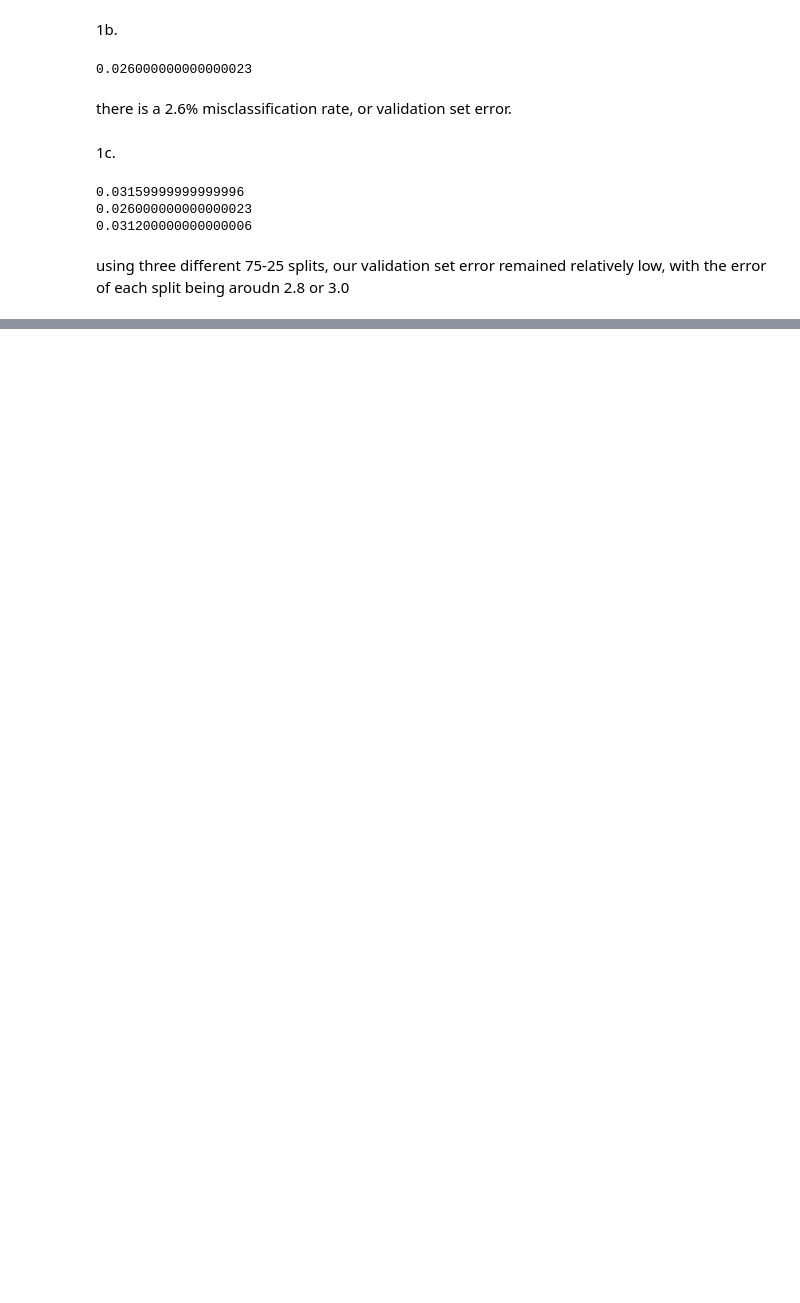
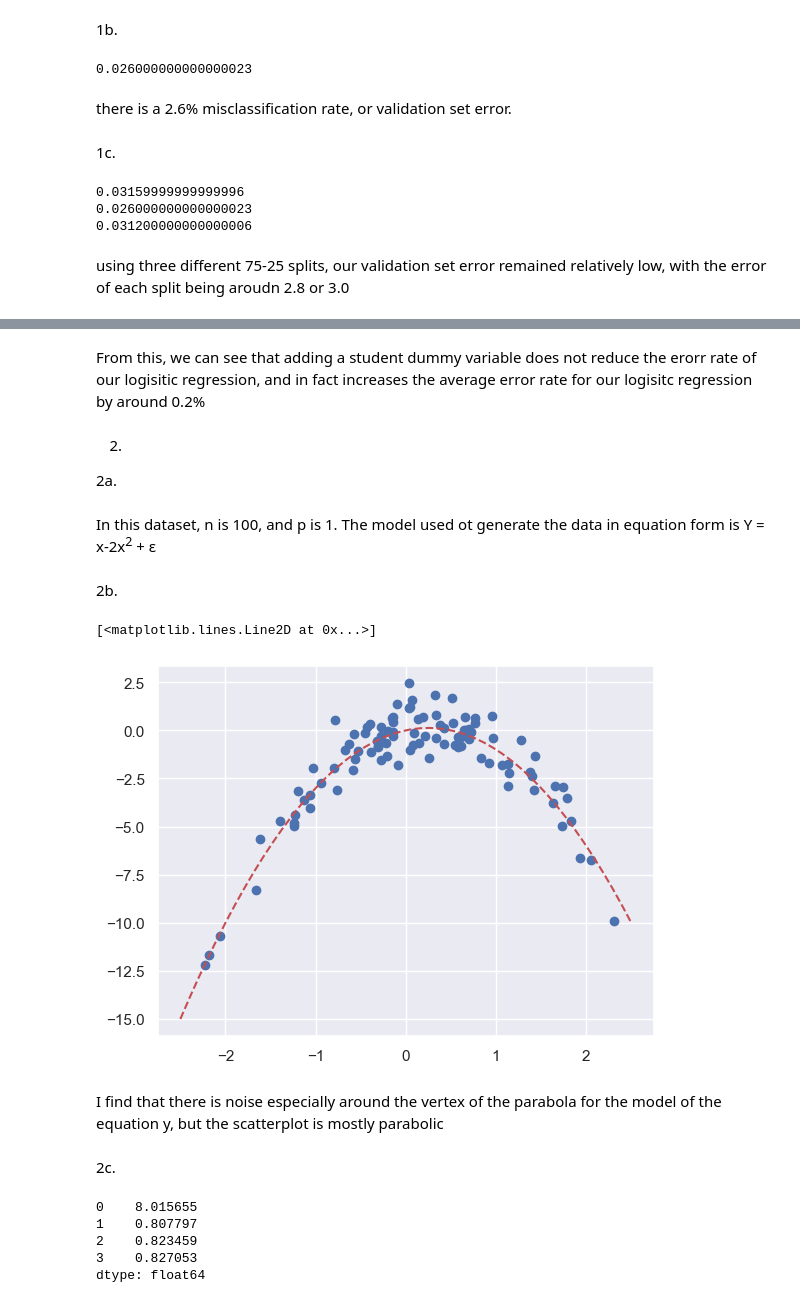
Before and after one commit to bhnord/CS4342, a Jupyter notebook: Assignment 4 Code/Assignment4.ipynb, the cells around one changed output, grey strips where cells are left out. Cells and saved outputs as stored; diff of their text form; code cells hidden in the pictures; blank space fills up the shorter version.

```diff
--- a/Assignment 4 Code/Assignment4.ipynb
+++ b/Assignment 4 Code/Assignment4.ipynb
@@ -3,9 +3,15 @@ import pandas as pd
 import sklearn as sk
 import statsmodels as sm
 import matplotlib.pyplot as plt
+import numpy as np
+from sklearn.model_selection import train_test_split, LeaveOneOut, cross_val_score
+from sklearn.linear_model import LogisticRegression, LinearRegression
 
-from sklearn.model_selection import train_test_split
-from sklearn.linear_model import LogisticRegression
+from sklearn.preprocessing import PolynomialFeatures
+from sklearn.pipeline import Pipeline
+import seaborn as sns
+
+sns.set()
 # %%
 df = pd.read_csv("Default.csv", index_col=0)
 # %% [markdown]
@@ -55,0 +91,43 @@ using three different 75-25 splits, our validation set error remained relatively
+# %% [markdown]
+From this, we can see that adding a student dummy variable does not reduce the erorr rate of our logisitic regression, and in fact increases the average error rate for our logisitc regression by around 0.2%
+# %% [markdown]
+2.
+2a.
+# %%
+np.random.seed(312)
+X = np.random.normal(size=100)
+y = X-2*X**2+np.random.normal(size=100)
+# %% [markdown]
+<p>In this dataset, n is 100, and p is 1. The model used ot generate the data in equation form is Y = x-2x<sup>2</sup> + &#949</p>
+# %% [markdown]
+2b.
+# %%
+plt.scatter(X, y)
+
+x_predict=np.linspace(-2.5,2.5)
+y_predict=x_predict-2*x_predict**2
+plt.plot(x_predict,y_predict, 'r--')
+# %% [output]
+[<matplotlib.lines.Line2D at 0x...>]
+[figure, added]
+# %% [markdown]
+I find that there is noise especially around the vertex of the parabola for the model of the equation y, but the scatterplot is mostly parabolic
+# %% [markdown]
+2c.
+# %%
+np.random.seed(312)
+loocv_scores = pd.Series()
+loo = LeaveOneOut()
+loo.get_n_splits(X)
+for i in range(4):
+    poly_reg = Pipeline([("poly", PolynomialFeatures(degree = i+1)), ("reg", LinearRegression())])
+    loo = LeaveOneOut()
+    cv_scores = cross_val_score(poly_reg, X.reshape(-1, 1), y, scoring = "neg_mean_squared_error", cv = loo)
+    loocv_scores.loc[i] = abs(cv_scores.mean())
+loocv_scores
+# %% [output]
+0    8.015655
+1    0.807797
+2    0.823459
+3    0.827053
+dtype: float64
```
Also changed, not shown: parts of 5 cells of this notebook.
